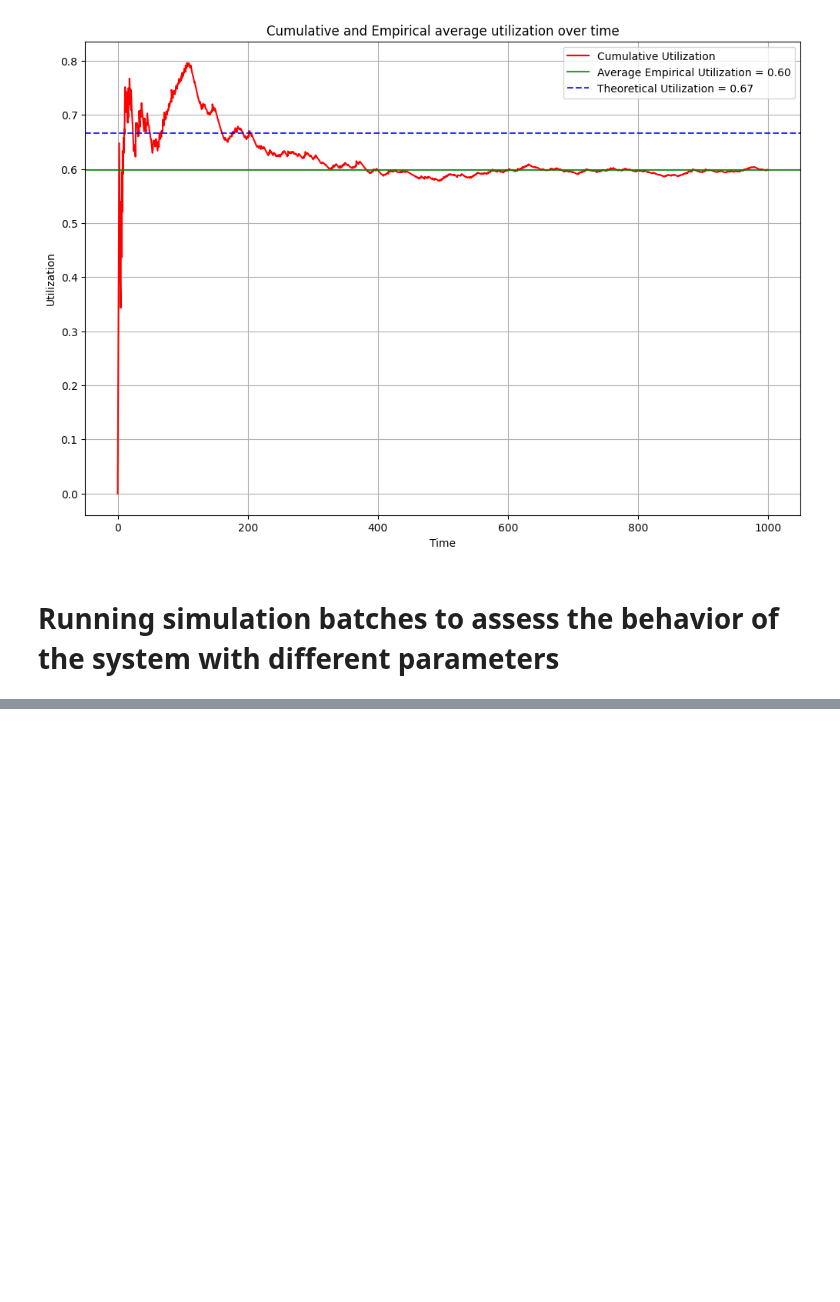
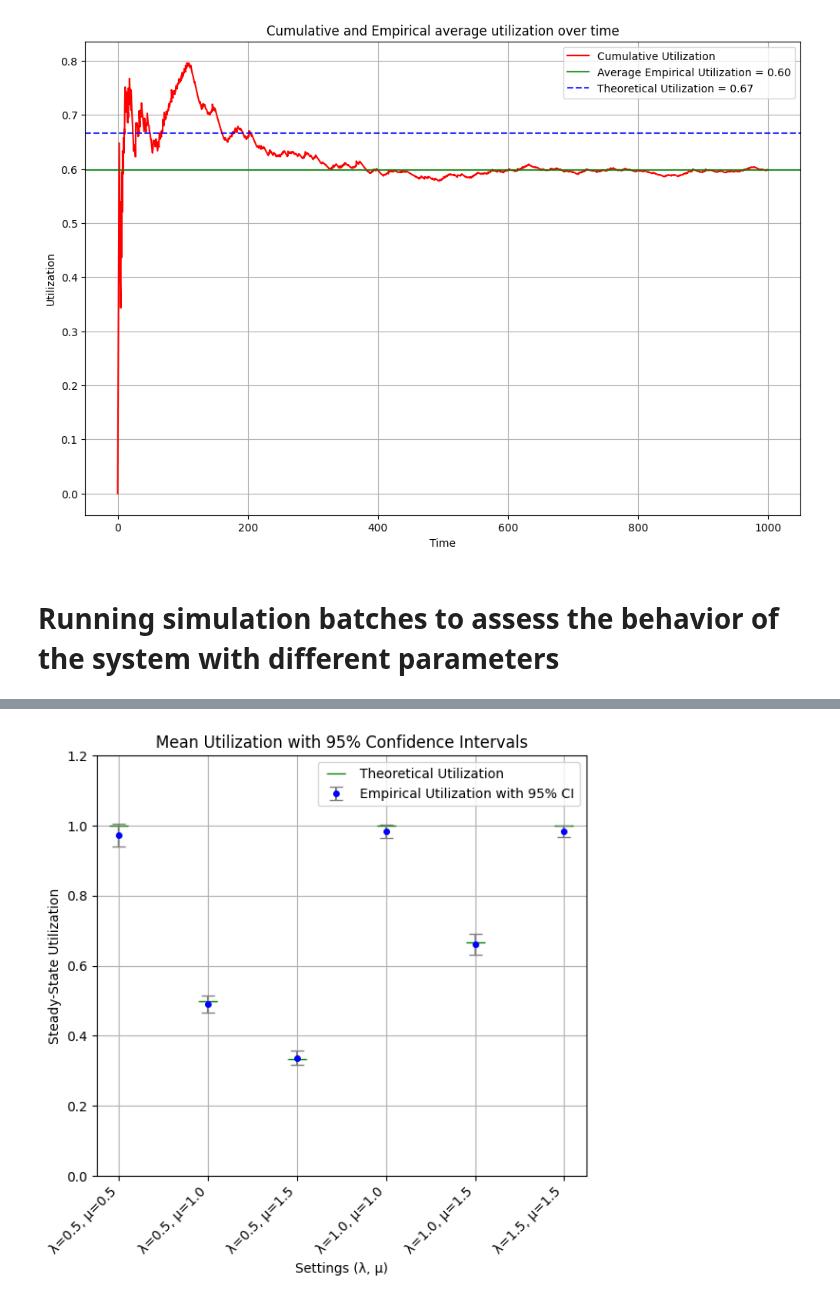
Before and after one commit to DaMole98/SPE-labs, a Jupyter notebook: HW-4/src/simulations.ipynb, the cells around one changed output, grey strips where cells are left out. Cells and saved outputs as stored; diff of their text form; code cells hidden in the pictures; blank space fills up the shorter version.

```diff
--- a/HW-4/src/simulations.ipynb
+++ b/HW-4/src/simulations.ipynb
@@ -242,0 +367,42 @@ plt.show()
+# %%
+# Filter out rows where lambda is greater than mu
+filtered_df = summary_df[summary_df["lambda"] <= summary_df["mu"]]
+
+# Create labels
+labels = [
+    f"λ={lam}, μ={mu}" for lam, mu in zip(filtered_df["lambda"], filtered_df["mu"])
+]
+x = np.arange(len(labels))
+
+# Compute error bars (asymmetrical)
+y = filtered_df["mean_util"]
+yerr = [y - filtered_df["ci95_lo"], filtered_df["ci95_hi"] - y]
+
+# Plot
+plt.figure(figsize=(6, 6))
+plt.plot(
+    x, filtered_df["theoretical"], "g_", markersize=15, label="Theoretical Utilization"
+)
+plt.errorbar(
+    x,
+    y,
+    yerr=yerr,
+    fmt="o",
+    capsize=5,
+    markersize=4,
+    color="blue",
+    ecolor="gray",
+    label="Empirical Utilization with 95% CI",
+)
+
+plt.xticks(x, labels, rotation=45, ha="right")
+plt.ylim(0, 1.2)
+plt.ylabel("Steady-State Utilization")
+plt.xlabel("Settings (λ, μ)")
+plt.title("Mean Utilization with 95% Confidence Intervals")
+plt.grid(True)
+plt.tight_layout()
+plt.legend()
+plt.show()
+# %% [output]
+[figure, added]
```
Also changed, not shown: parts of 7 cells of this notebook.
